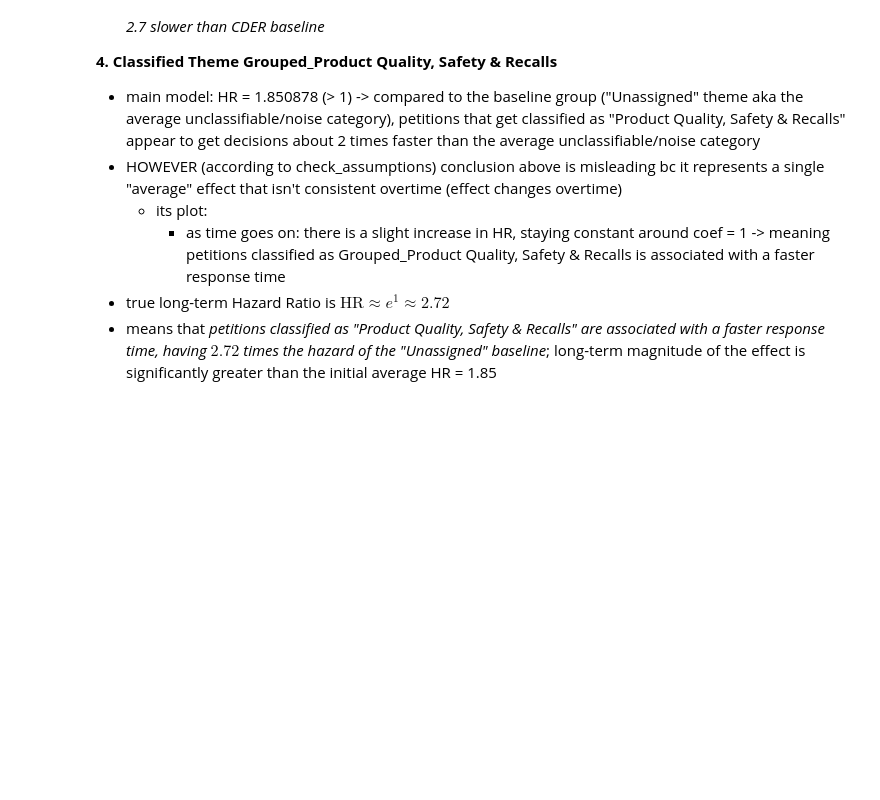
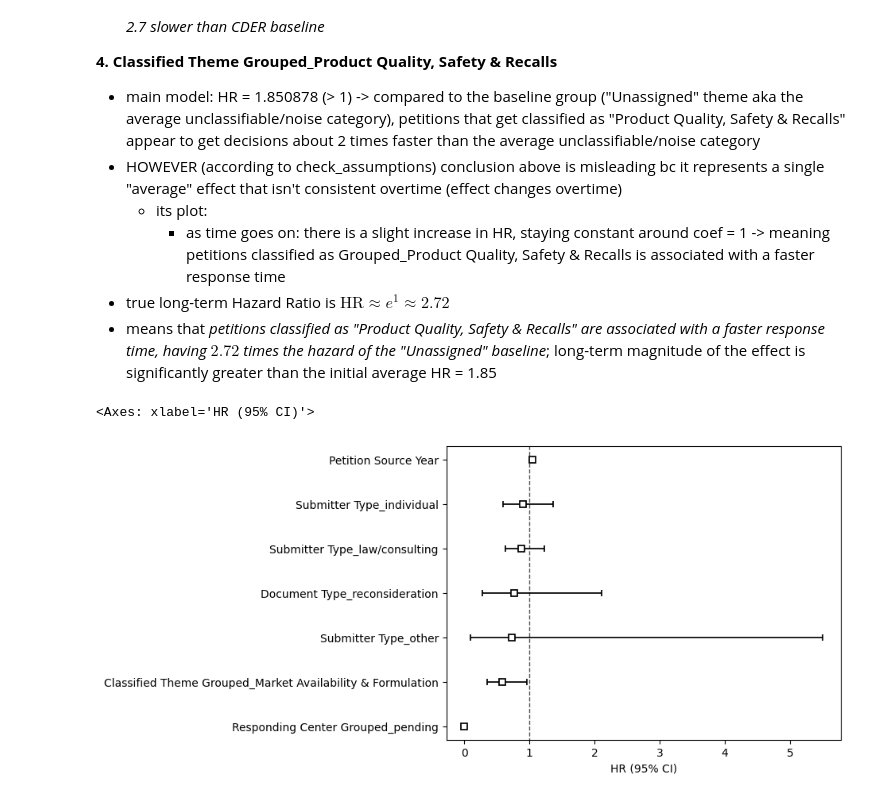
Before and after one commit to aanht/ucb-fda-citizen-project, a Jupyter notebook: all_years_eda_modeling/visuals_and_modeling.ipynb, the cells around one changed output. Cells and saved outputs as stored; diff of their text form; code cells hidden in the pictures; blank space fills up the shorter version.

```diff
--- a/all_years_eda_modeling/visuals_and_modeling.ipynb
+++ b/all_years_eda_modeling/visuals_and_modeling.ipynb
@@ -1157,3 +1245,8 @@ plt.show()
         * as time goes on: there is a slight increase in HR, staying constant around coef = 1 -> meaning petitions classified as Grouped_Product Quality, Safety & Recalls is associated with a faster response time
 * true long-term Hazard Ratio is $\text{HR} \approx e^{1} \approx 2.72$
 * means that *petitions classified as "Product Quality, Safety & Recalls" are associated with a faster response time, having $2.72$ times the hazard of the "Unassigned" baseline*; long-term magnitude of the effect is significantly greater than the initial average HR = 1.85
+# %%
+cph_stratified.plot(hazard_ratios=True)
+# %% [output]
+<Axes: xlabel='HR (95% CI)'>
+[figure, added]
```
Also changed, not shown: parts of 2 cells of this notebook, 1 other file.
